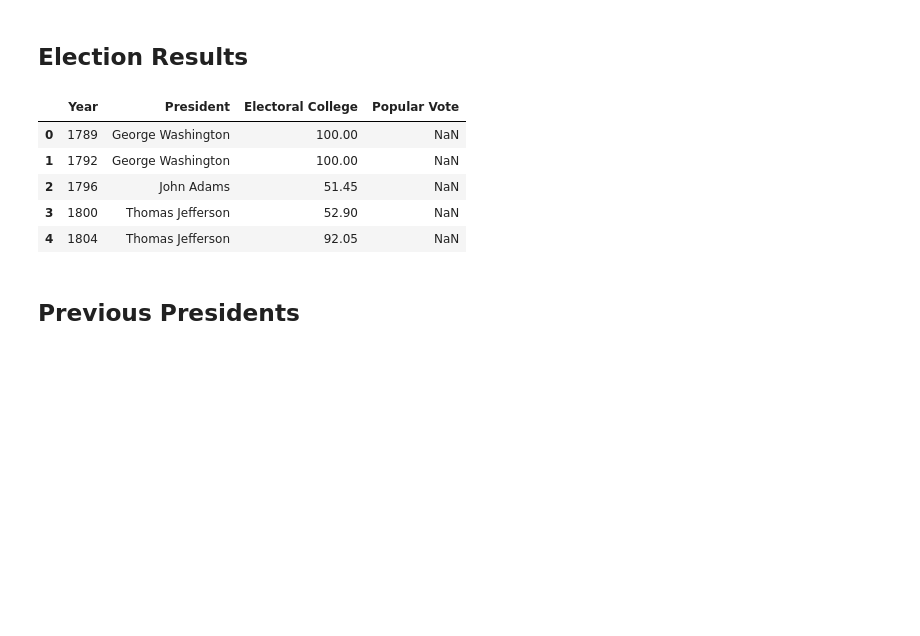
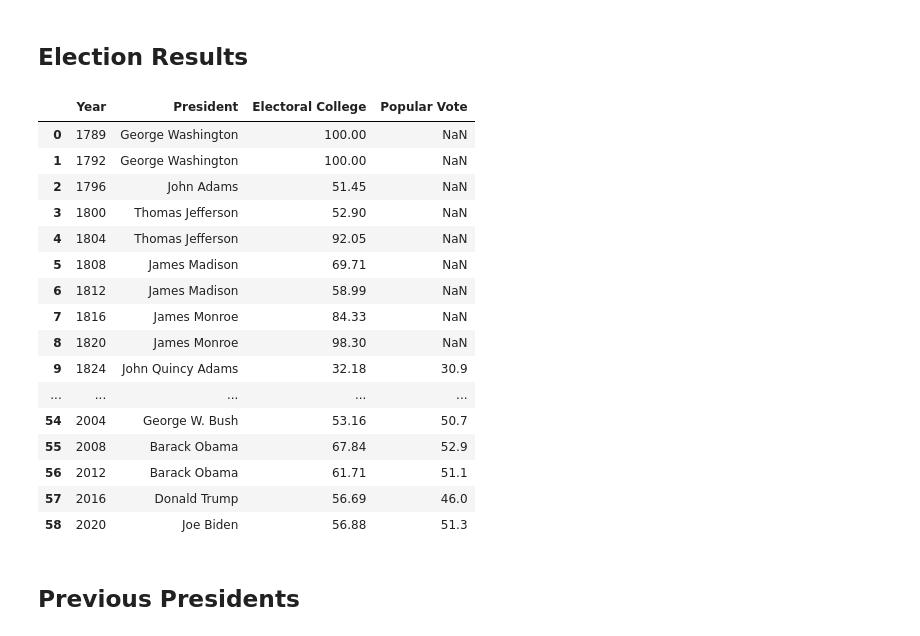
Before and after one commit to coletteyeager/PPOL564_FinalProject, a Jupyter notebook: Data/Data.ipynb, the cells around one changed output. Cells and saved outputs as stored; diff of their text form; code cells hidden in the pictures; blank space fills up the shorter version.

```diff
--- a/Data/Data.ipynb
+++ b/Data/Data.ipynb
@@ -20,33 +20,44 @@ pd.set_option('display.max_rows', 100)
 # %%
 # Import data
 data1 = pd.read_excel("statistic_id1034688_share-of-electoral-and-popular-votes-by-each-united-states-president-1789-2020 (1).xlsx", sheet_name = "Data")
 # Clean the data
 results = data1[4:]
 results.rename(columns={'Unnamed: 0': 'x1', 'Unnamed: 1':'President', 'Unnamed: 2': 'Electoral College', 'Unnamed: 3': 'Popular Vote', 'Unnamed: 4': 'x2'}, inplace=True)
 results.drop(['x1'], axis = 1, inplace = True)
 results.drop(['x2'], axis = 1, inplace = True)
 results = results.replace('-', np.nan)
 # Get the year
 results[['President', 'Year']] = results.President.str.split(pat = '(', n = 1, expand = True)
 results.Year = results.Year.str[:-1]
 # Reverse order
 results = results[::-1]
 results.reset_index(drop = True, inplace = True)
 # Set column types
 results = results.astype({'Year': int, 'Electoral College': float, 'Popular Vote': float})
 results = results[['Year', 'President', 'Electoral College', 'Popular Vote']]
 
 # Remove space from end of President name
 results['President'] = results['President'].str[:-1]
 
-results.head()
+results
 # %% [output]
 |  | Year | President | Electoral College | Popular Vote |
 | 0 | 1789 | George Washington | 100.00 | NaN |
 | 1 | 1792 | George Washington | 100.00 | NaN |
 | 2 | 1796 | John Adams | 51.45 | NaN |
 | 3 | 1800 | Thomas Jefferson | 52.90 | NaN |
 | 4 | 1804 | Thomas Jefferson | 92.05 | NaN |
+| 5 | 1808 | James Madison | 69.71 | NaN |
+| 6 | 1812 | James Madison | 58.99 | NaN |
+| 7 | 1816 | James Monroe | 84.33 | NaN |
+| 8 | 1820 | James Monroe | 98.30 | NaN |
+| 9 | 1824 | John Quincy Adams | 32.18 | 30.9 |
+| ... | ... | ... | ... | ... |
+| 54 | 2004 | George W. Bush | 53.16 | 50.7 |
+| 55 | 2008 | Barack Obama | 67.84 | 52.9 |
+| 56 | 2012 | Barack Obama | 61.71 | 51.1 |
+| 57 | 2016 | Donald Trump | 56.69 | 46.0 |
+| 58 | 2020 | Joe Biden | 56.88 | 51.3 |
 # %% [markdown]
 ## Previous Presidents
 # %%
```
Also changed, not shown: parts of 2 cells of this notebook, 3 other files.
